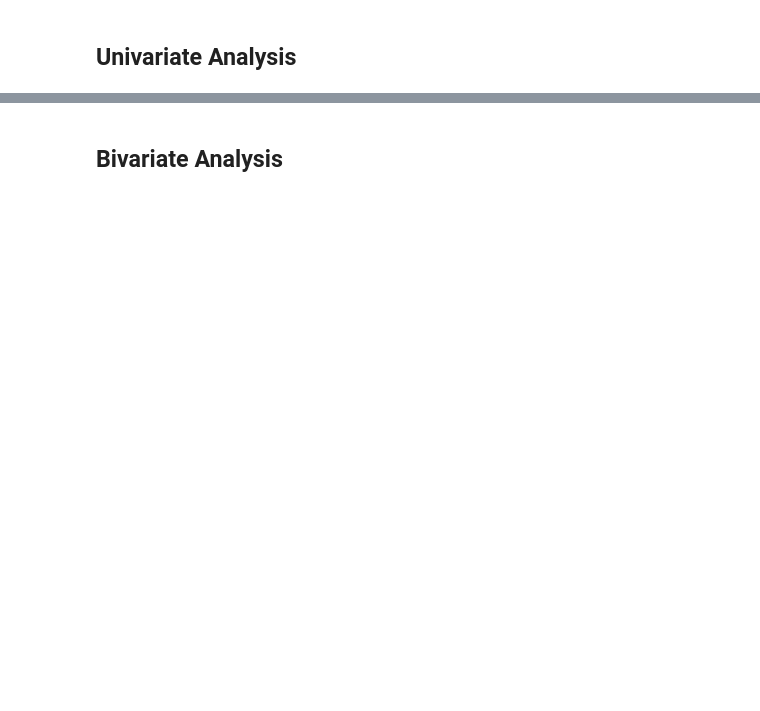
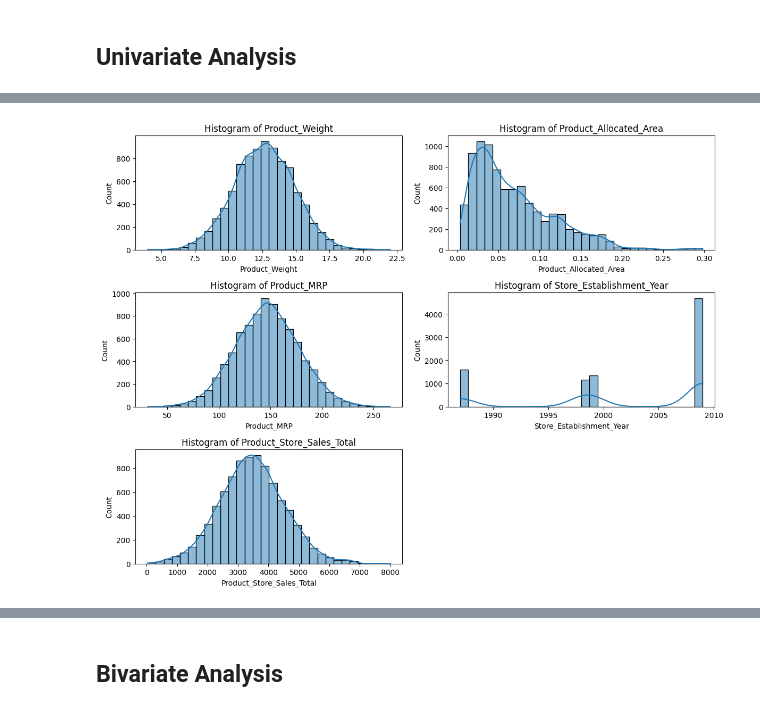
Before and after one commit to fryder/superkart, a Jupyter notebook: Full_Code_SuperKart_Model_Deployment_Notebook_[Updated].ipynb, the cells around one changed output, grey strips where cells are left out. Cells and saved outputs as stored; diff of their text form; code cells hidden in the pictures; blank space fills up the shorter version.

```diff
--- a/Full_Code_SuperKart_Model_Deployment_Notebook_[Updated].ipynb
+++ b/Full_Code_SuperKart_Model_Deployment_Notebook_[Updated].ipynb
@@ -185,2 +217,5 @@ dtype: int64
 # %% [markdown]
 # **Exploratory Data Analysis (EDA)**
+# %%
+# before going to EDA lets correct the Product_Sugar_Content column values
+kartData['Product_Sugar_Content'] = kartData['Product_Sugar_Content'].replace({'Reg': 'Regular', 'reg': 'Regular'})
@@ -187,2 +227,22 @@ dtype: int64
 # %% [markdown]
 ## Univariate Analysis
+# %%
+from IPython.display import display
+import matplotlib.pyplot as plt
+import seaborn as sns
+import math
+def histogram_plot(cols, n_num):
+    ncols = 2
+    nrows = math.ceil(n_num / ncols)
+
+    fig, axes = plt.subplots(nrows, ncols, figsize=(12, 3 * nrows))
+    axes = axes.flatten()
+
+    for i, col in enumerate(cols):
+        sns.histplot(kartData[col].dropna(), bins=30, kde=True, ax=axes[i])
+        axes[i].set_title(f'Histogram of {col}')
+        axes[i].set_ylabel('Count')
+    for j in range(i + 1, len(axes)):
+        axes[j].set_visible(False)
+    plt.tight_layout()
+    plt.show()
@@ -188,0 +266,13 @@ dtype: int64
+# %%
+# Identify numerical and categorical columns
+num_cols = kartData.select_dtypes(include=[float, int]).columns.tolist()
+cat_cols = kartData.select_dtypes(include=['object', 'category']).columns.tolist()
+
+print(f'Numerical columns: {num_cols}')
+print(f'Categorical columns: {cat_cols}')
+
+# Descriptive statistics for numerical columns
+if num_cols:
+    display(kartData[num_cols].describe().T)
+else:
+    print('No numerical columns found')
@@ -188,0 +354,8 @@ dtype: int64
+# %%
+# Univariate analysis: numerical and categorical summaries
+
+n_num = len(num_cols)
+
+histogram_plot(num_cols, n_num)
+# %% [output]
+[figure, added]
```
Also changed, not shown: parts of 84 cells of this notebook, 2 other files.
